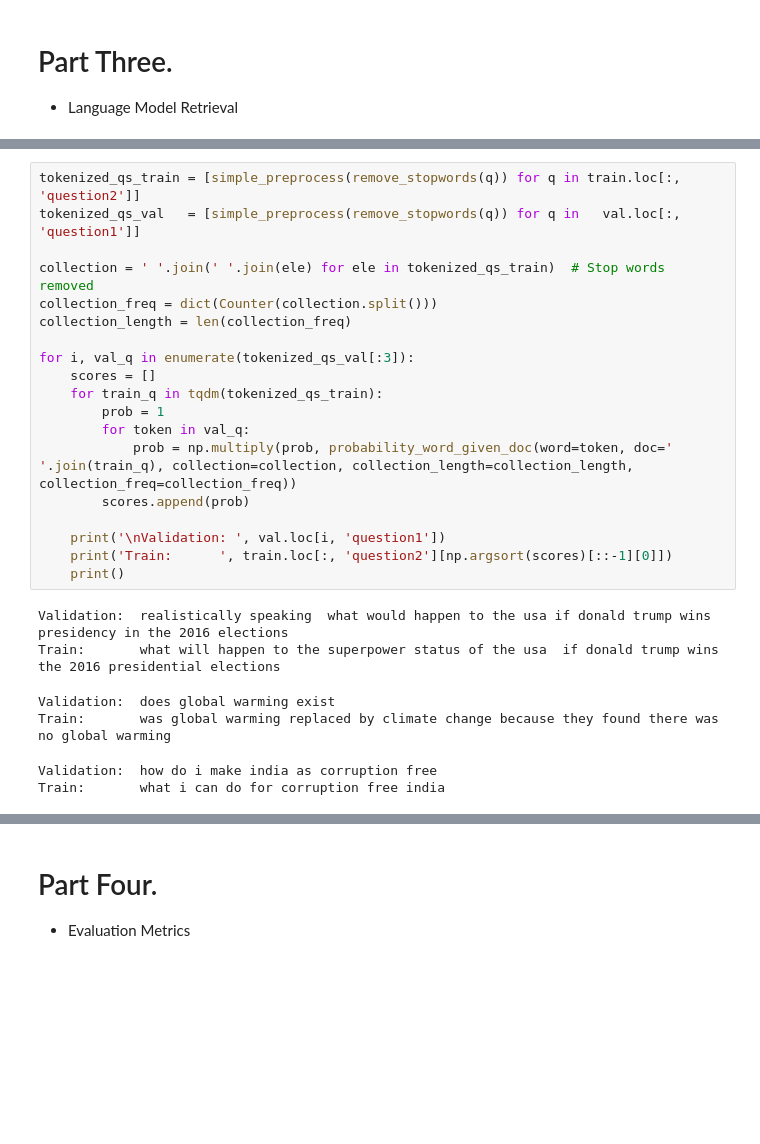
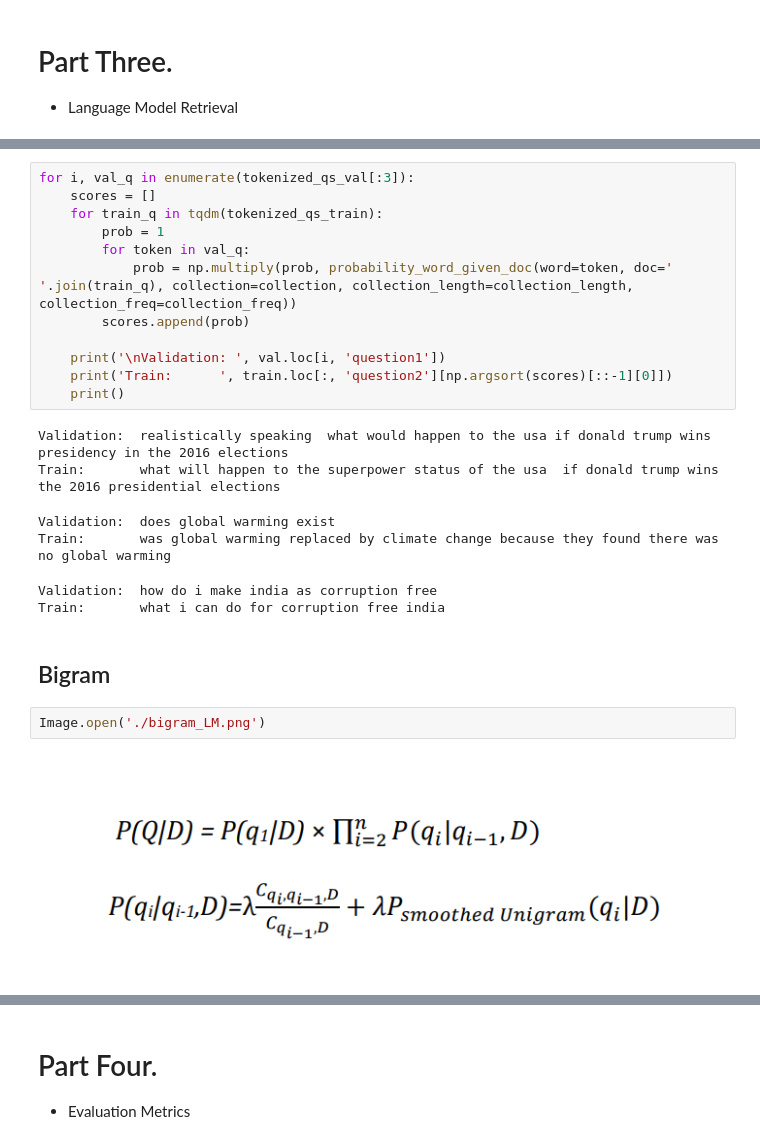
Before and after one commit to nahbos/AUT-Advanced-Information-Retrieval, a Jupyter notebook: Ex01/traditional_methods.ipynb, the cells around one changed output, grey strips where cells are left out. Saved outputs shown, nothing was run; the diff lists cells and outputs as text; blank space fills up the shorter version.

```diff
--- a/Ex01/traditional_methods.ipynb
+++ b/Ex01/traditional_methods.ipynb
@@ -407,11 +423,4 @@ def probability_word_given_doc(word, doc, collection, collection_length, collect
 # %%
-tokenized_qs_train = [simple_preprocess(remove_stopwords(q)) for q in train.loc[:, 'question2']]
-tokenized_qs_val   = [simple_preprocess(remove_stopwords(q)) for q in   val.loc[:, 'question1']]
-
-collection = ' '.join(' '.join(ele) for ele in tokenized_qs_train)  # Stop words removed
-collection_freq = dict(Counter(collection.split()))
-collection_length = len(collection_freq)
-
 for i, val_q in enumerate(tokenized_qs_val[:3]):
     scores = []
     for train_q in tqdm(tokenized_qs_train):
@@ -430,3 +439,9 @@ Validation:  does global warming exist
 Train:       was global warming replaced by climate change because they found there was no global warming
 Validation:  how do i make india as corruption free
 Train:       what i can do for corruption free india
+# %% [markdown]
+## Bigram
+# %%
+Image.open('./bigram_LM.png')
+# %% [output]
+[figure, added]
```
Also changed, not shown: parts of 9 cells of this notebook.
